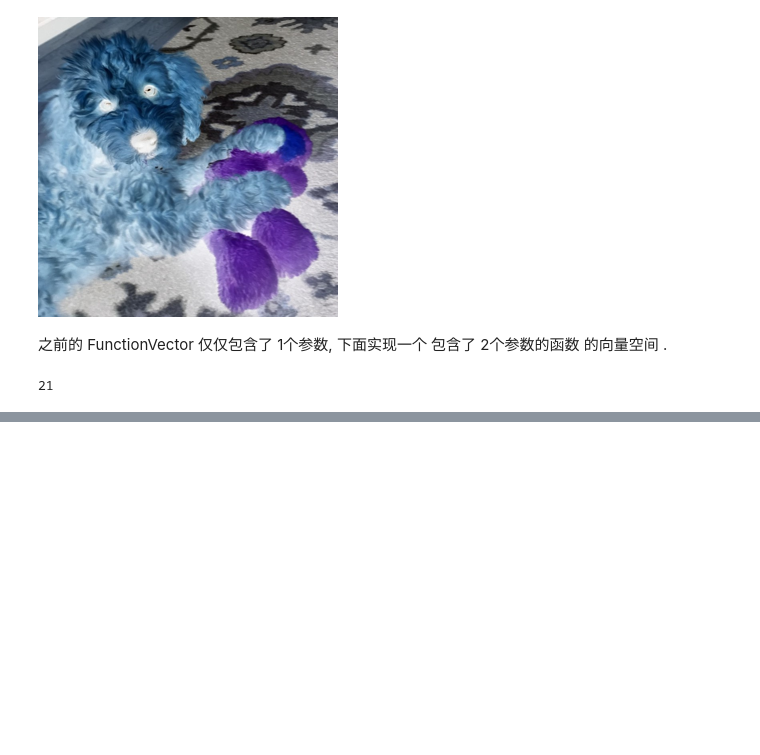
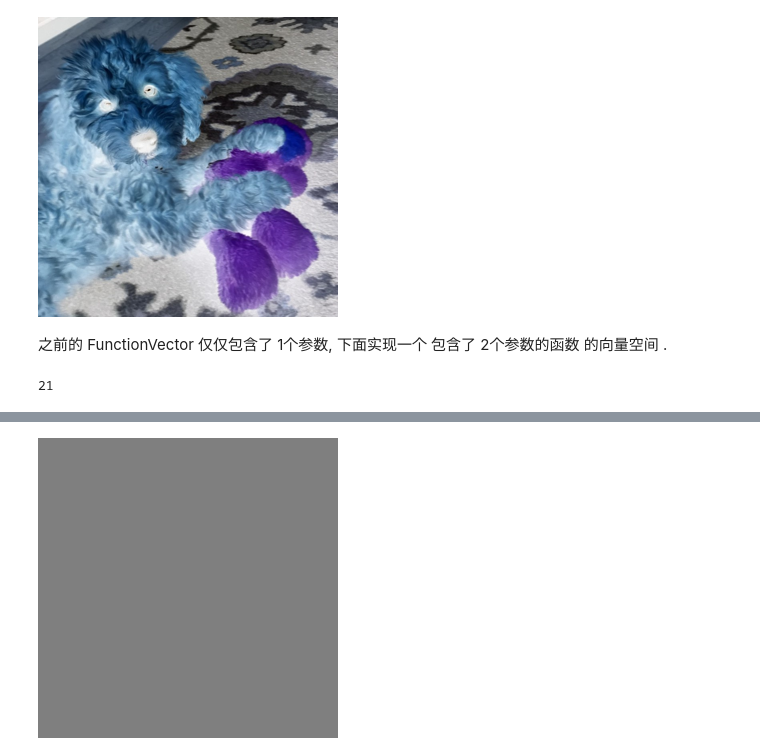
Before and after one commit to carl10086/dm-learning, a Jupyter notebook: dm-algebra/chapters/c6.ipynb, the cells around one changed output, grey strips where cells are left out. Saved outputs shown, nothing was run; the diff lists cells and outputs as text; code cells hidden in the pictures; blank space fills up the shorter version.

```diff
--- a/dm-algebra/chapters/c6.ipynb
+++ b/dm-algebra/chapters/c6.ipynb
@@ -575,0 +690,4 @@ f2(3, 4) + g2(3, 4)
+# %%
+127 * gray
+# %% [output]
+[figure, added]
```
Also changed, not shown: parts of 24 cells of this notebook, 1 other file.
